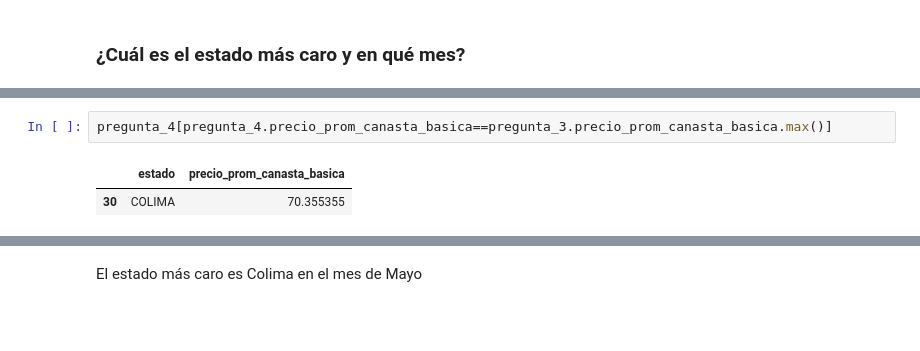
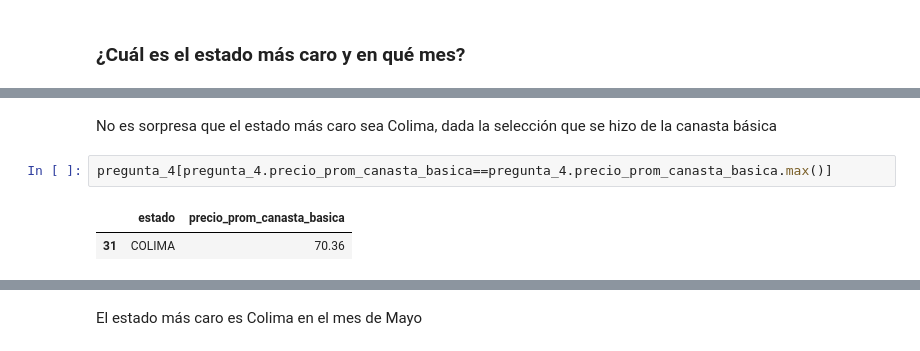
Before and after one commit to caroacuna/datos_publicos, a Jupyter notebook: Quien_es_quien_en_los_precios.ipynb, the cells around one changed output, grey strips where cells are left out. Cells and saved outputs as stored; diff of their text form; blank space fills up the shorter version.

```diff
--- a/Quien_es_quien_en_los_precios.ipynb
+++ b/Quien_es_quien_en_los_precios.ipynb
@@ -235,8 +258,10 @@ Attempting non-optimization as 'spark.sql.execution.arrow.pyspark.fallback.enabl
+# %% [markdown]
+No es sorpresa que el estado más caro sea Colima, dada la selección que se hizo de la canasta básica
 # %%
-pregunta_4[pregunta_4.precio_prom_canasta_basica==pregunta_3.precio_prom_canasta_basica.max()]
+pregunta_4[pregunta_4.precio_prom_canasta_basica==pregunta_4.precio_prom_canasta_basica.max()]
 # %% [output]
 |  | estado | precio_prom_canasta_basica |
-| 30 | COLIMA | 70.355355 |
+| 31 | COLIMA | 70.36 |
 # %%
 pregunta_4_2 = (data.filter((data.producto.isin(canasta_basica)) & (data.estado=='COLIMA'))
  .select(F.month("fechaRegistro").alias('mes_fecha_registro'), 'producto', 'precio')
```
Also changed, not shown: parts of 32 cells of this notebook, 2 other files.
